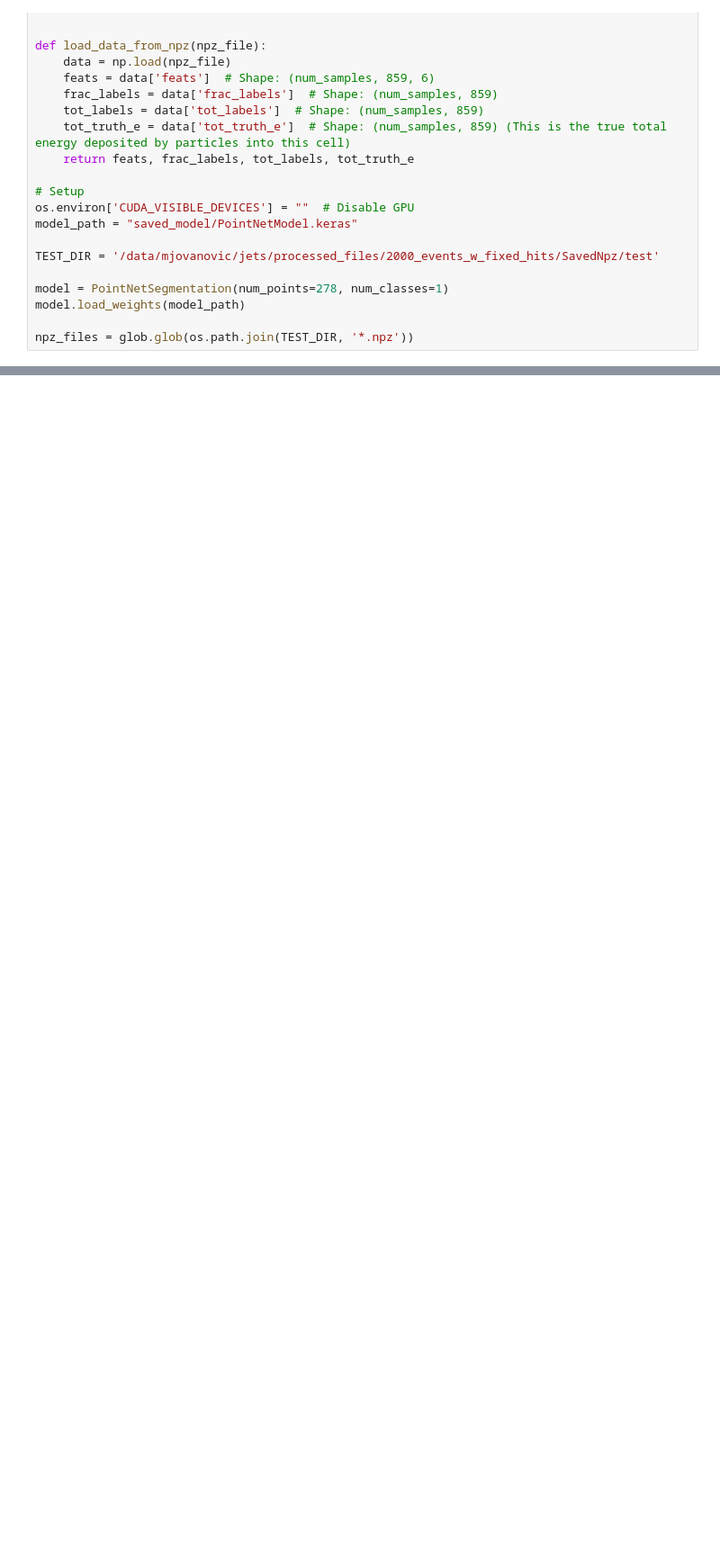
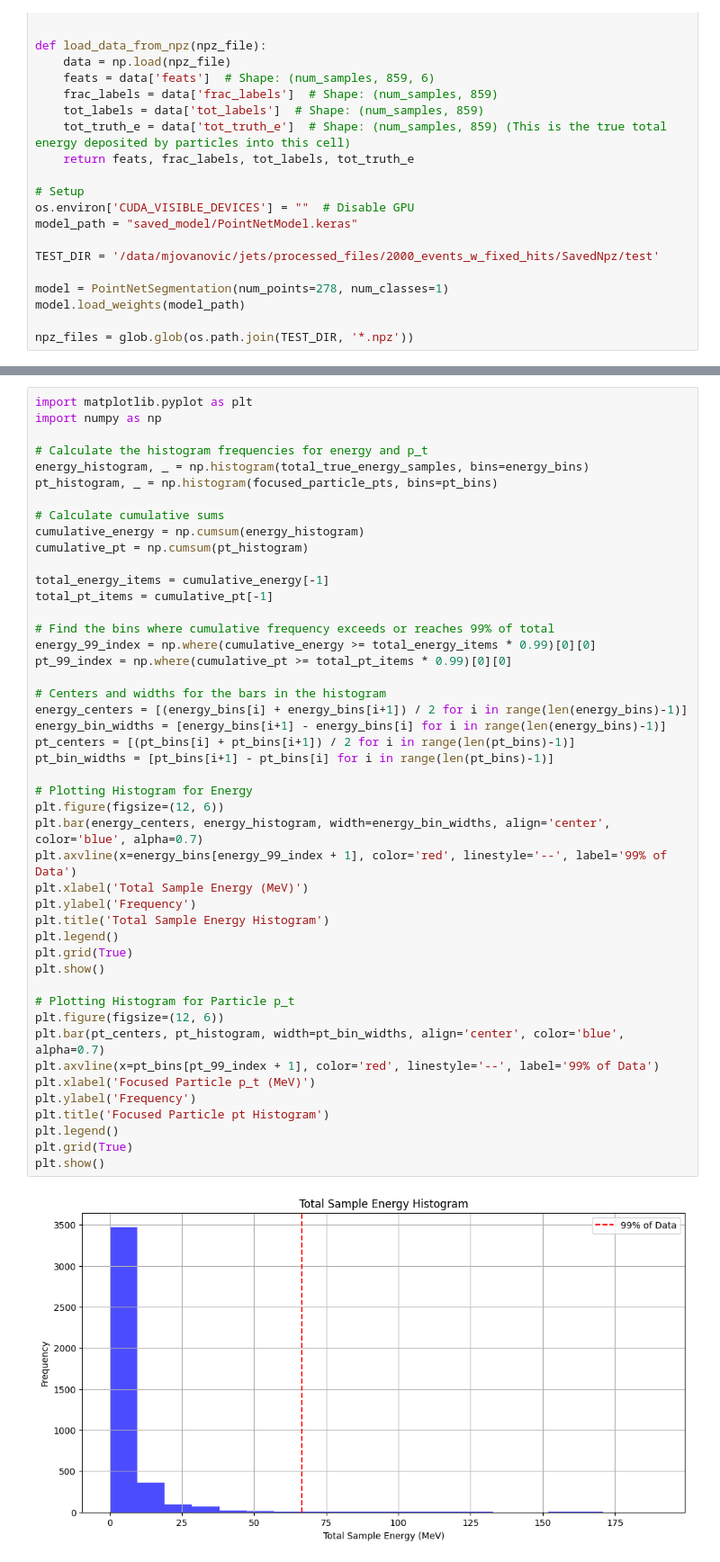
Before and after one commit to markojovo/JetPointNet, a Jupyter notebook: python_scripts/jets_training/jets_test.ipynb, the cells around one changed output, grey strips where cells are left out. Shown at 90% size. Saved outputs shown, nothing was run; the diff lists cells and outputs as text; blank space fills up the shorter version.

```diff
--- a/python_scripts/jets_training/jets_test.ipynb
+++ b/python_scripts/jets_training/jets_test.ipynb
@@ -137,0 +156,48 @@ print("Overall Mean Random Guess Weighted Accuracy: ", f"{mean_random_weighted_a
+# %%
+import matplotlib.pyplot as plt
+import numpy as np
+
+# Calculate the histogram frequencies for energy and p_t
+energy_histogram, _ = np.histogram(total_true_energy_samples, bins=energy_bins)
+pt_histogram, _ = np.histogram(focused_particle_pts, bins=pt_bins)
+
+# Calculate cumulative sums
+cumulative_energy = np.cumsum(energy_histogram)
+cumulative_pt = np.cumsum(pt_histogram)
+
+total_energy_items = cumulative_energy[-1]
+total_pt_items = cumulative_pt[-1]
+
+# Find the bins where cumulative frequency exceeds or reaches 99% of total
+energy_99_index = np.where(cumulative_energy >= total_energy_items * 0.99)[0][0]
+pt_99_index = np.where(cumulative_pt >= total_pt_items * 0.99)[0][0]
+
+# Centers and widths for the bars in the histogram
+energy_centers = [(energy_bins[i] + energy_bins[i+1]) / 2 for i in range(len(energy_bins)-1)]
+energy_bin_widths = [energy_bins[i+1] - energy_bins[i] for i in range(len(energy_bins)-1)]
+pt_centers = [(pt_bins[i] + pt_bins[i+1]) / 2 for i in range(len(pt_bins)-1)]
+pt_bin_widths = [pt_bins[i+1] - pt_bins[i] for i in range(len(pt_bins)-1)]
+
+# Plotting Histogram for Energy
+plt.figure(figsize=(12, 6))
+plt.bar(energy_centers, energy_histogram, width=energy_bin_widths, align='center', color='blue', alpha=0.7)
+plt.axvline(x=energy_bins[energy_99_index + 1], color='red', linestyle='--', label='99% of Data')
+plt.xlabel('Total Sample Energy (MeV)')
+plt.ylabel('Frequency')
+plt.title('Total Sample Energy Histogram')
+plt.legend()
+plt.grid(True)
+plt.show()
+
+# Plotting Histogram for Particle p_t
+plt.figure(figsize=(12, 6))
+plt.bar(pt_centers, pt_histogram, width=pt_bin_widths, align='center', color='blue', alpha=0.7)
+plt.axvline(x=pt_bins[pt_99_index + 1], color='red', linestyle='--', label='99% of Data')
+plt.xlabel('Focused Particle p_t (MeV)')
+plt.ylabel('Frequency')
+plt.title('Focused Particle pt Histogram')
+plt.legend()
+plt.grid(True)
+plt.show()
+# %% [output]
+[figure, added]
```
Also changed, not shown: parts of 5 cells of this notebook.
